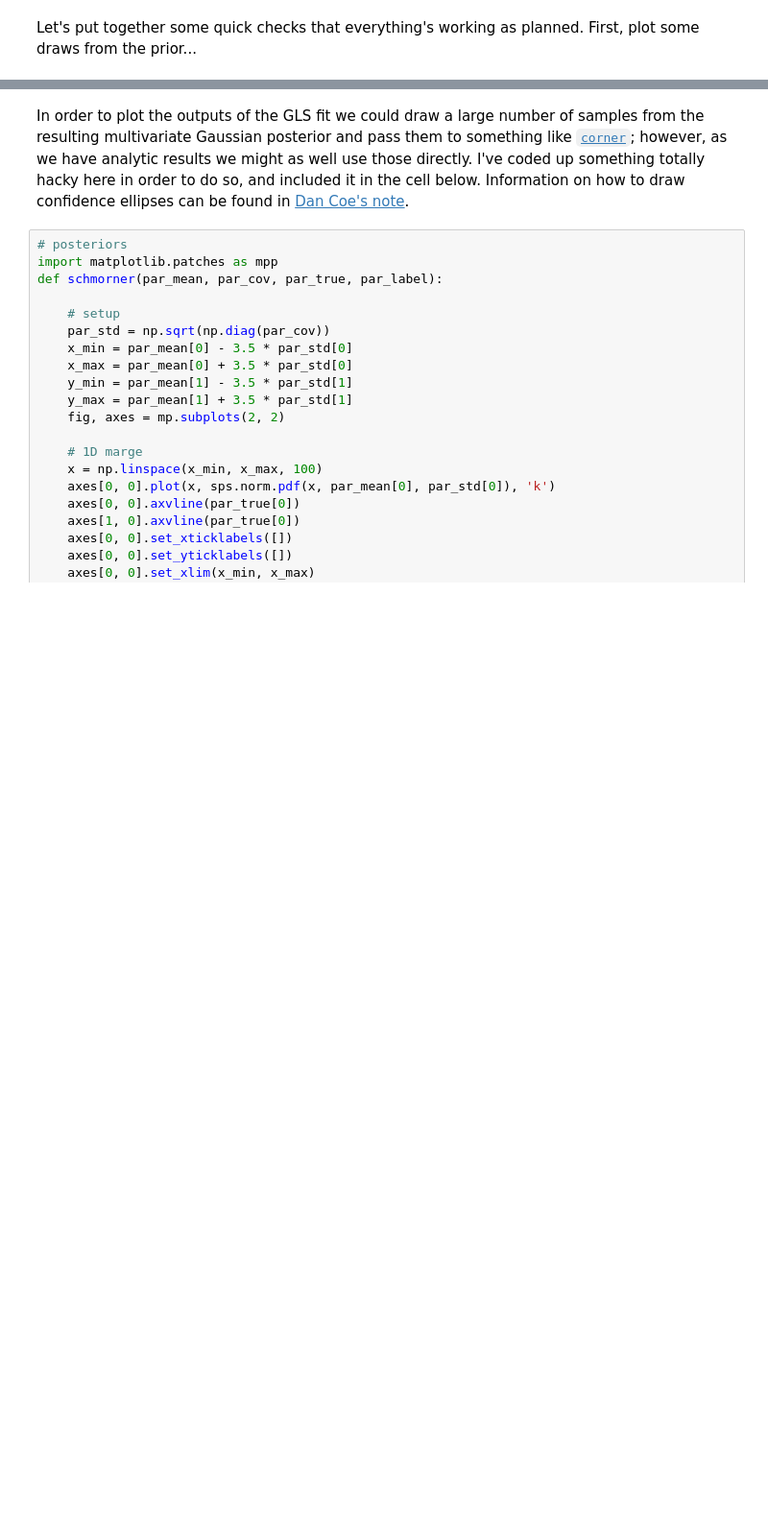
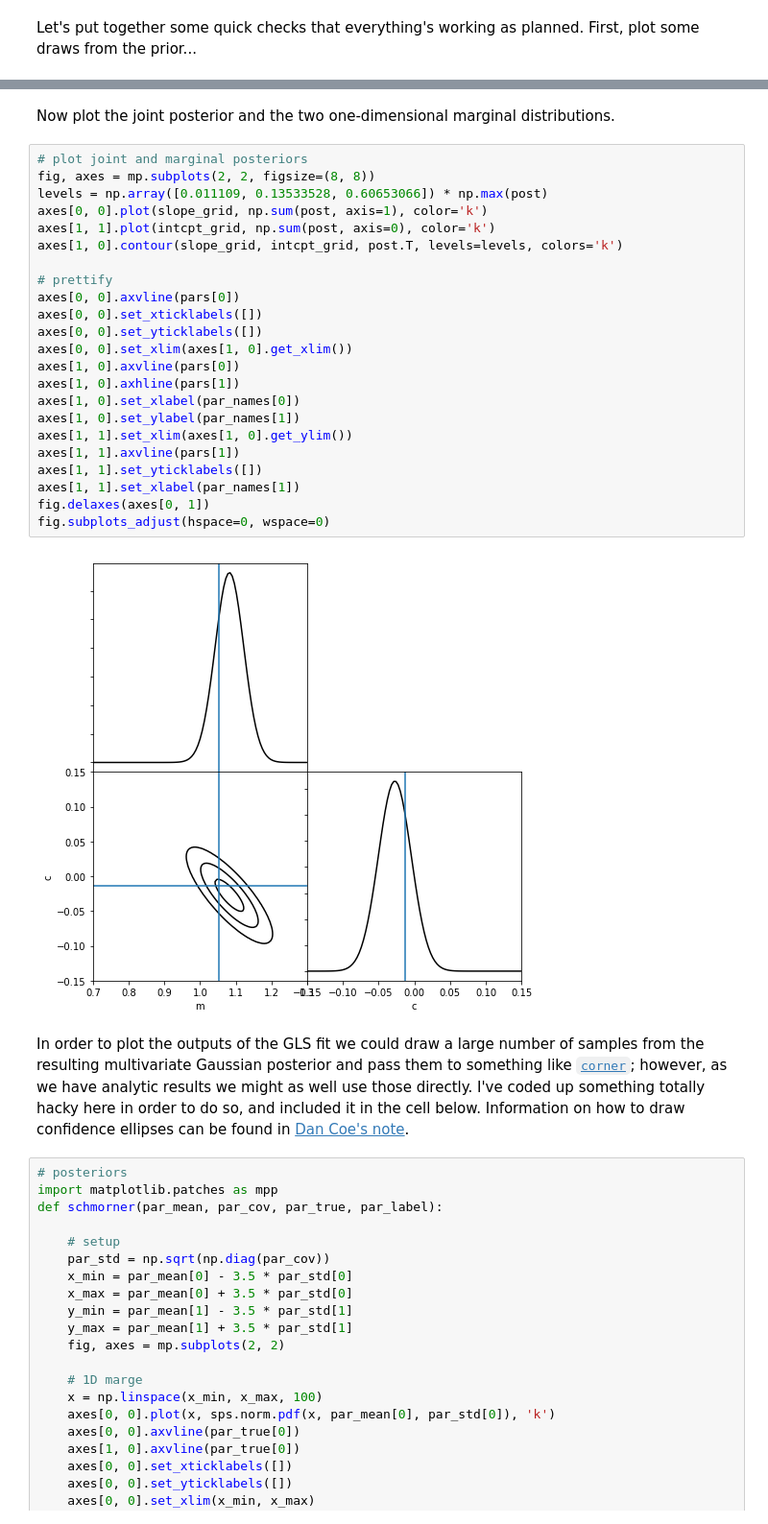
Before and after one commit to sfeeney/ahw19, a Jupyter notebook: ahw_complete.ipynb, the cells around one changed output, grey strips where cells are left out. Shown at 96% size. Cells and saved outputs as stored; diff of their text form; blank space fills up the shorter version.

```diff
--- a/ahw_complete.ipynb
+++ b/ahw_complete.ipynb
@@ -179,3 +249,30 @@ def gls_fit(x, y, var_noise, priors=None):
+# %% [markdown]
+Now plot the joint posterior and the two one-dimensional marginal distributions.
+# %%
+# plot joint and marginal posteriors
+fig, axes = mp.subplots(2, 2, figsize=(8, 8))
+levels = np.array([0.011109, 0.13533528, 0.60653066]) * np.max(post)
+axes[0, 0].plot(slope_grid, np.sum(post, axis=1), color='k')
+axes[1, 1].plot(intcpt_grid, np.sum(post, axis=0), color='k')
+axes[1, 0].contour(slope_grid, intcpt_grid, post.T, levels=levels, colors='k')
+
+# prettify
+axes[0, 0].axvline(pars[0])
+axes[0, 0].set_xticklabels([])
+axes[0, 0].set_yticklabels([])
+axes[0, 0].set_xlim(axes[1, 0].get_xlim())
+axes[1, 0].axvline(pars[0])
+axes[1, 0].axhline(pars[1])
+axes[1, 0].set_xlabel(par_names[0])
+axes[1, 0].set_ylabel(par_names[1])
+axes[1, 1].set_xlim(axes[1, 0].get_ylim())
+axes[1, 1].axvline(pars[1])
+axes[1, 1].set_yticklabels([])
+axes[1, 1].set_xlabel(par_names[1])
+fig.delaxes(axes[0, 1])
+fig.subplots_adjust(hspace=0, wspace=0)
+# %% [output]
+[figure, added]
 # %% [markdown]
 In order to plot the outputs of the GLS fit we could draw a large number of samples from the resulting multivariate Gaussian posterior and pass them to something like [`corner`](https://corner.readthedocs.io/en/latest/); however, as we have analytic results we might as well use those directly. I've coded up something totally hacky here in order to do so, and included it in the cell below. Information on how to draw confidence ellipses can be found in [Dan Coe's note](https://arxiv.org/pdf/0906.4123.pdf).
 # %%
```
Also changed, not shown: parts of 27 cells of this notebook.
